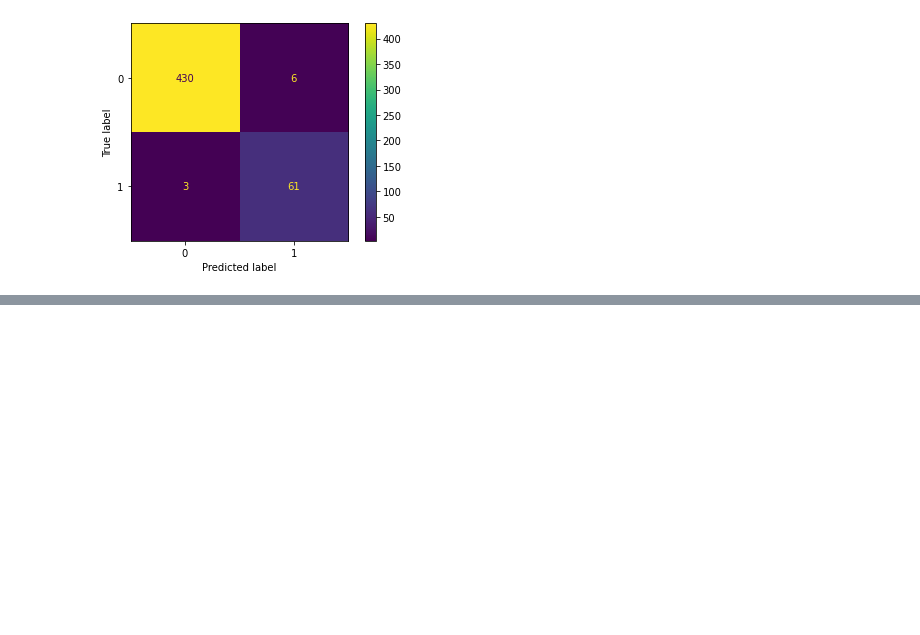
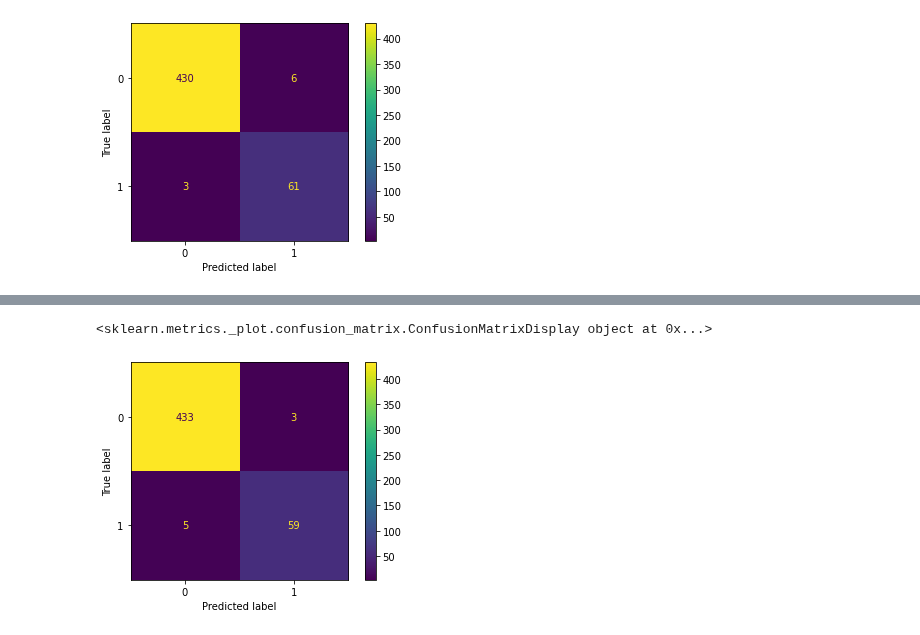
Before and after one commit to AyrtonCossuol/boston-test-dataset-analysis, a Jupyter notebook: study_examples/credit_data.ipynb, the cells around one changed output, grey strips where cells are left out. Drawn from its saved outputs; the diff is of its cells as text; code cells hidden in the pictures; blank space fills up the shorter version.

Commit message:
:hammer:  studies using random forests

```diff
--- a/study_examples/credit_data.ipynb
+++ b/study_examples/credit_data.ipynb
@@ -341,0 +347,4 @@ plt.show()
+# %%
+classificador_RF = RandomForestClassifier(n_estimators = 40, criterion = 'entropy', random_state = 0, )
+# %%
+classificador_RF.fit(previsores_treinamento, classe_treinamento)
@@ -341,0 +375,7 @@ plt.show()
+# %%
+disp = plot_confusion_matrix(classificador_RF, previsores_teste, classe_teste, values_format="d")
+print(disp)
+plt.show()
+# %% [output]
+<sklearn.metrics._plot.confusion_matrix.ConfusionMatrixDisplay object at 0x...>
+[figure, added]
```
Also changed, not shown: parts of 7 cells of this notebook, 1 other file.
